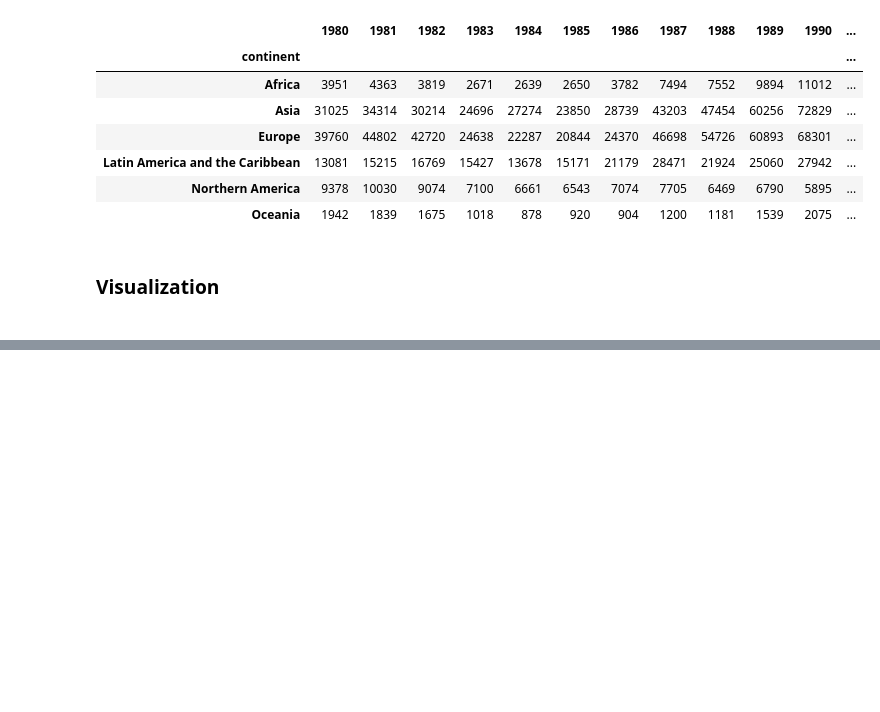
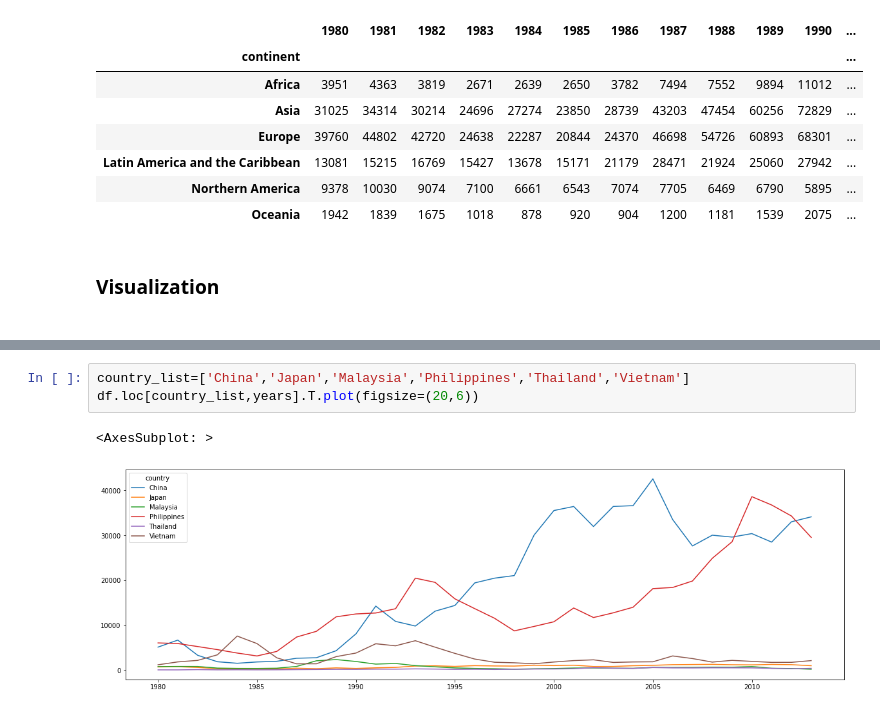
Before and after one commit to Shilpa273/Digipodium, a Jupyter notebook: data_science/data_analysis_5.ipynb, the cells around one changed output, grey strips where cells are left out. Cells and saved outputs as stored; diff of their text form; blank space fills up the shorter version.

```diff
--- a/data_science/data_analysis_5.ipynb
+++ b/data_science/data_analysis_5.ipynb
@@ -182,0 +225,6 @@ continent_df.style.text_gradient(cmap='rainbow')
+# %%
+country_list=['China','Japan','Malaysia','Philippines','Thailand','Vietnam']
+df.loc[country_list,years].T.plot(figsize=(20,6))
+# %% [output]
+<AxesSubplot: >
+[figure, added]
```
Also changed, not shown: parts of 30 cells of this notebook, 2 other files.
